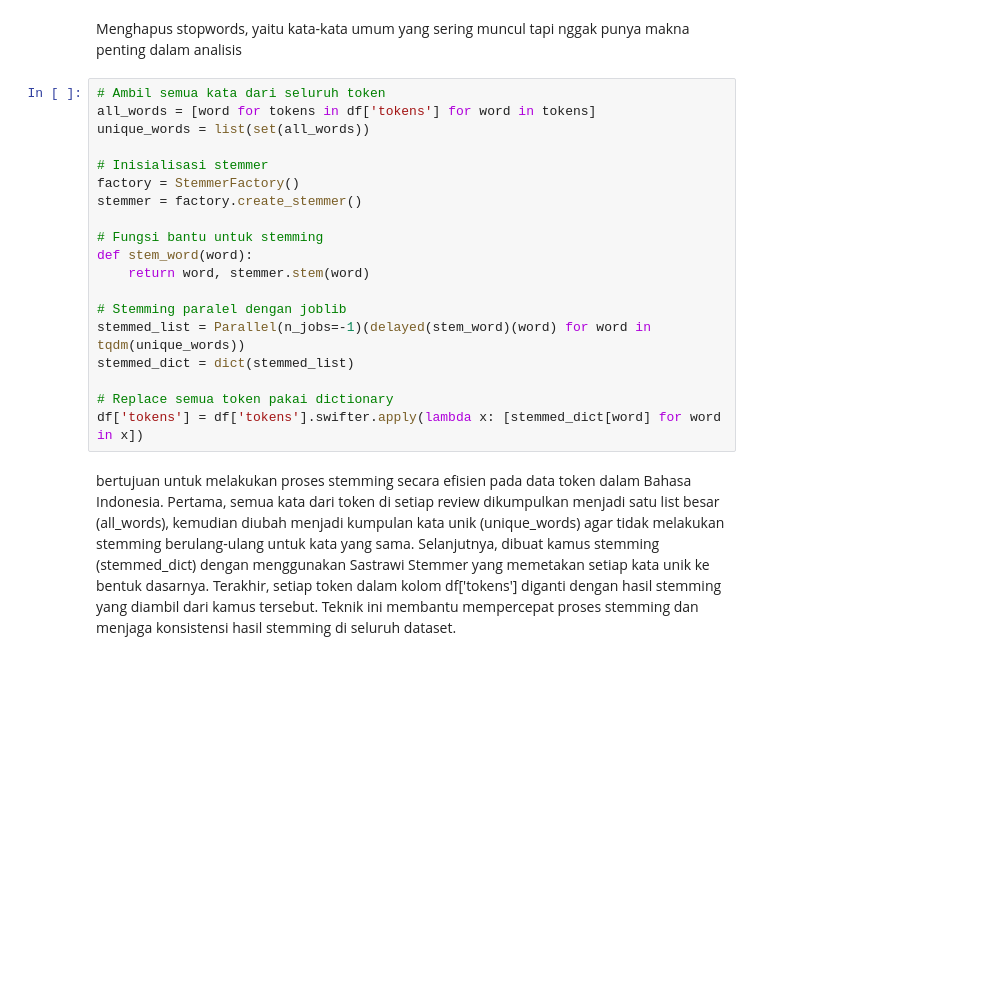
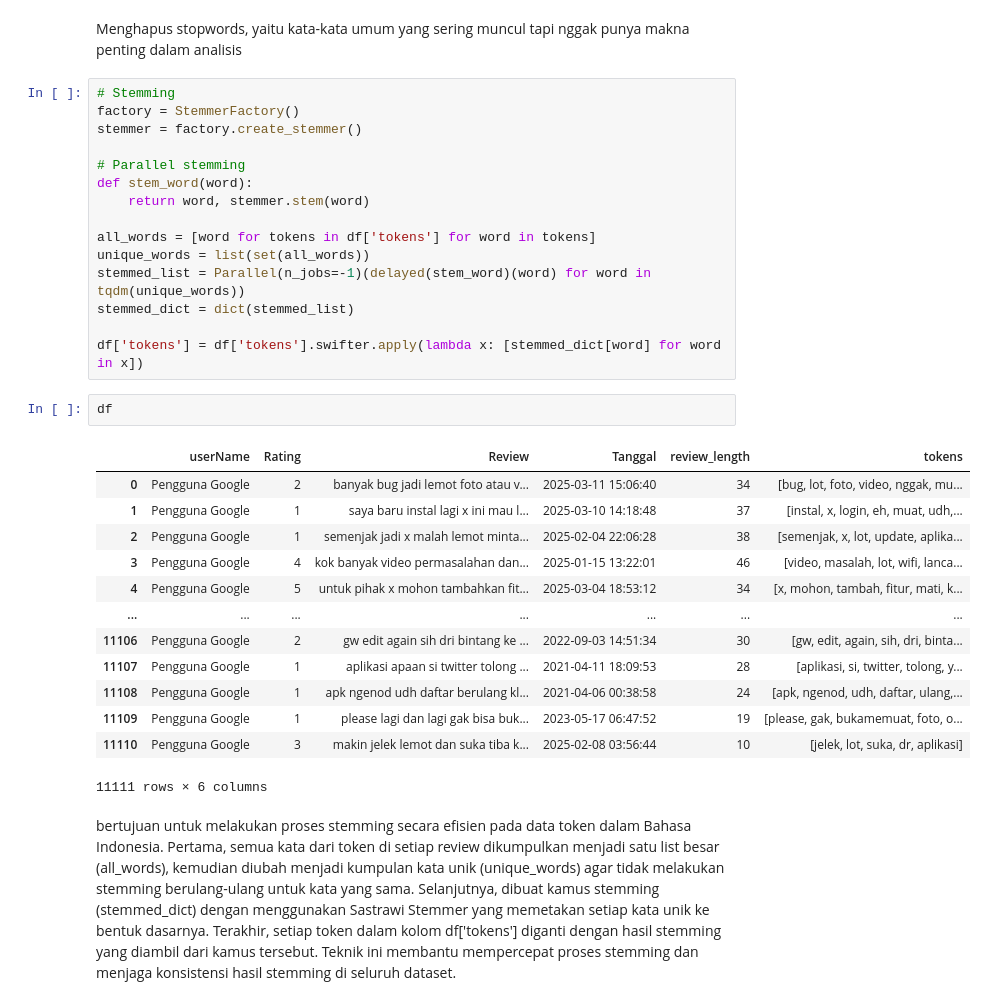
Before and after one commit to Robbysaidiii/Scraping_RobbySaidi_mc211d5y2136, a Jupyter notebook: Salinan_dari_pelatihan_model_.ipynb, the cells around one changed output. Saved outputs shown, nothing was run; the diff lists cells and outputs as text; blank space fills up the shorter version.

```diff
--- a/Salinan_dari_pelatihan_model_.ipynb
+++ b/Salinan_dari_pelatihan_model_.ipynb
@@ -314,24 +323,36 @@ df['tokens'] = df['tokens'].apply(lambda x: [word for word in x if word not in s
 # %% [markdown]
 Menghapus stopwords, yaitu kata-kata umum yang sering muncul tapi nggak punya makna penting dalam analisis
 # %%
-# Ambil semua kata dari seluruh token
-all_words = [word for tokens in df['tokens'] for word in tokens]
-unique_words = list(set(all_words))
-
-# Inisialisasi stemmer
+# Stemming
 factory = StemmerFactory()
 stemmer = factory.create_stemmer()
 
-# Fungsi bantu untuk stemming
+# Parallel stemming
 def stem_word(word):
     return word, stemmer.stem(word)
 
-# Stemming paralel dengan joblib
+all_words = [word for tokens in df['tokens'] for word in tokens]
+unique_words = list(set(all_words))
 stemmed_list = Parallel(n_jobs=-1)(delayed(stem_word)(word) for word in tqdm(unique_words))
 stemmed_dict = dict(stemmed_list)
 
-# Replace semua token pakai dictionary
 df['tokens'] = df['tokens'].swifter.apply(lambda x: [stemmed_dict[word] for word in x])
+# %%
+df
+# %% [output]
+|  | userName | Rating | Review | Tanggal | review_length | tokens |
+| 0 | Pengguna Google | 2 | banyak bug jadi lemot foto atau v... | 2025-03-11 15:06:40 | 34 | [bug, lot, foto, video, nggak, mu... |
+| 1 | Pengguna Google | 1 | saya baru instal lagi x ini mau l... | 2025-03-10 14:18:48 | 37 | [instal, x, login, eh, muat, udh,... |
+| 2 | Pengguna Google | 1 | semenjak jadi x malah lemot minta... | 2025-02-04 22:06:28 | 38 | [semenjak, x, lot, update, aplika... |
+| 3 | Pengguna Google | 4 | kok banyak video permasalahan dan... | 2025-01-15 13:22:01 | 46 | [video, masalah, lot, wifi, lanca... |
+| 4 | Pengguna Google | 5 | untuk pihak x mohon tambahkan fit... | 2025-03-04 18:53:12 | 34 | [x, mohon, tambah, fitur, mati, k... |
+| ... | ... | ... | ... | ... | ... | ... |
+| 11106 | Pengguna Google | 2 | gw edit again sih dri bintang ke ... | 2022-09-03 14:51:34 | 30 | [gw, edit, again, sih, dri, binta... |
+| 11107 | Pengguna Google | 1 | aplikasi apaan si twitter tolong ... | 2021-04-11 18:09:53 | 28 | [aplikasi, si, twitter, tolong, y... |
+| 11108 | Pengguna Google | 1 | apk ngenod udh daftar berulang kl... | 2021-04-06 00:38:58 | 24 | [apk, ngenod, udh, daftar, ulang,... |
+| 11109 | Pengguna Google | 1 | please lagi dan lagi gak bisa buk... | 2023-05-17 06:47:52 | 19 | [please, gak, bukamemuat, foto, o... |
+| 11110 | Pengguna Google | 3 | makin jelek lemot dan suka tiba k... | 2025-02-08 03:56:44 | 10 | [jelek, lot, suka, dr, aplikasi] |
+11111 rows × 6 columns
 # %% [markdown]
 bertujuan untuk melakukan proses stemming secara efisien pada data token dalam Bahasa Indonesia. Pertama, semua kata dari token di setiap review dikumpulkan menjadi satu list besar (all_words), kemudian diubah menjadi kumpulan kata unik (unique_words) agar tidak melakukan stemming berulang-ulang untuk kata yang sama. Selanjutnya, dibuat kamus stemming (stemmed_dict) dengan menggunakan Sastrawi Stemmer yang memetakan setiap kata unik ke bentuk dasarnya. Terakhir, setiap token dalam kolom df['tokens'] diganti dengan hasil stemming yang diambil dari kamus tersebut. Teknik ini membantu mempercepat proses stemming dan menjaga konsistensi hasil stemming di seluruh dataset.
 # %% [markdown]
```
Also changed, not shown: parts of 32 cells of this notebook.
